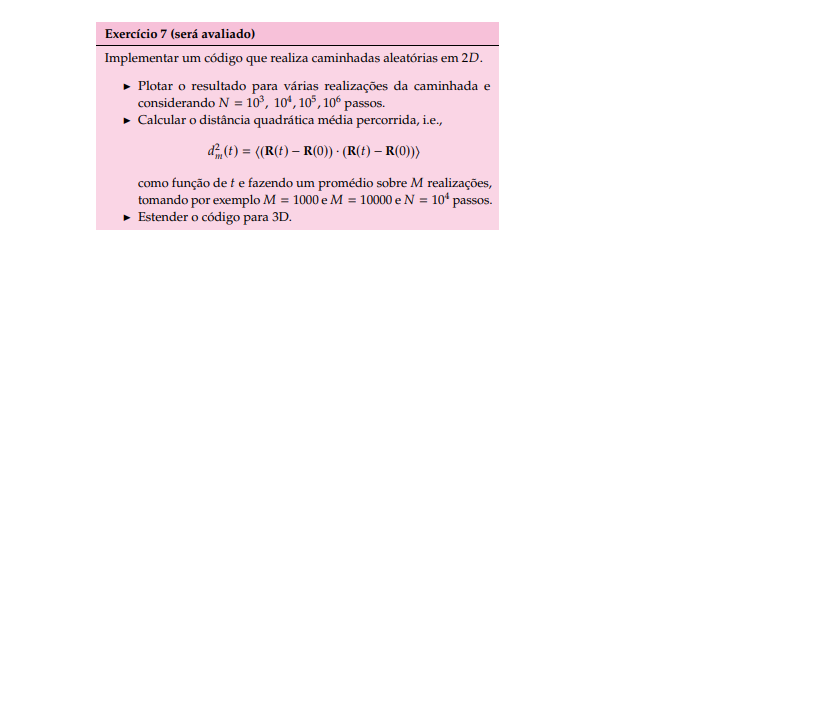
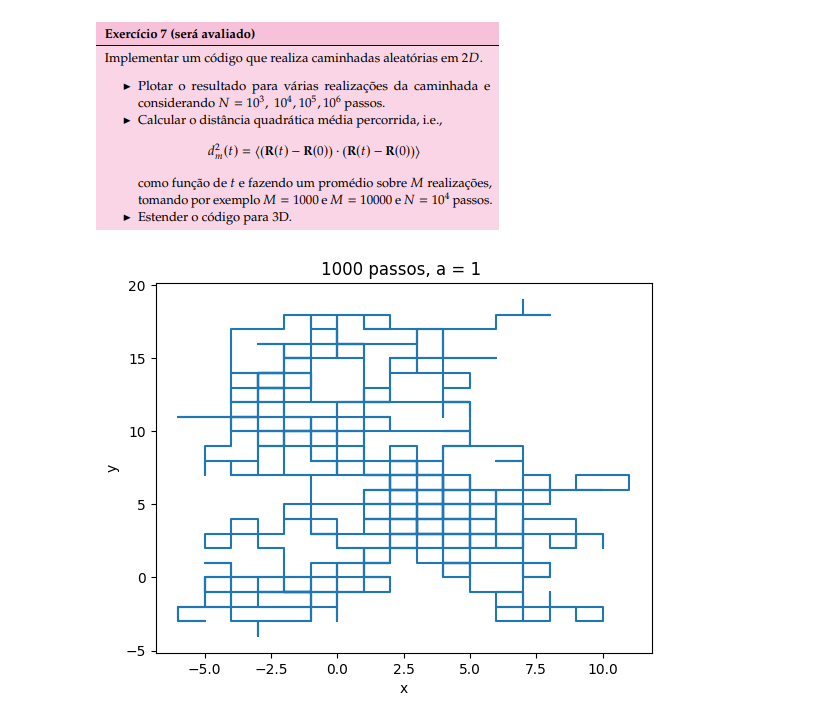
Before and after one commit to matncb/fund-prog, a Jupyter notebook: lista2/ex7.ipynb, the cells around one changed output. Cells and saved outputs as stored; diff of their text form; code cells hidden in the pictures; blank space fills up the shorter version.

```diff
--- a/lista2/ex7.ipynb
+++ b/lista2/ex7.ipynb
@@ -45,3 +51,9 @@ def main_2d(num_passos, a, analise = False, M = 1):
         rx, ry = caminhada_2d(num_passos, a)
         plot_caminhada_2d(rx,ry, num_passos,a)
+# %%
+#fazer os plots
+
+main_2d(int(1e3),1)
+# %% [output]
+[figure, added]
 # %%
```
Also changed, not shown: parts of 11 cells of this notebook, 12 other files.
